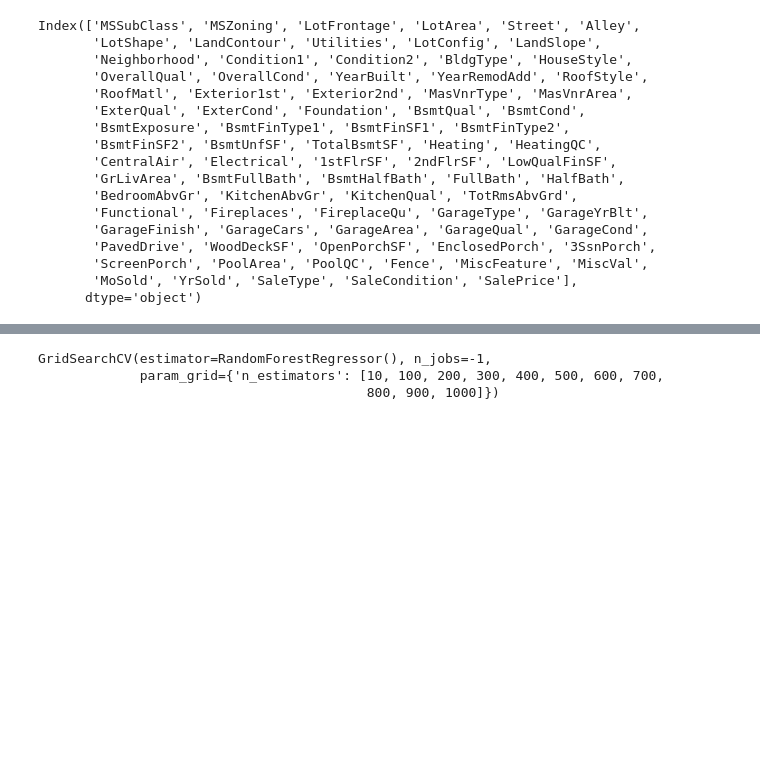
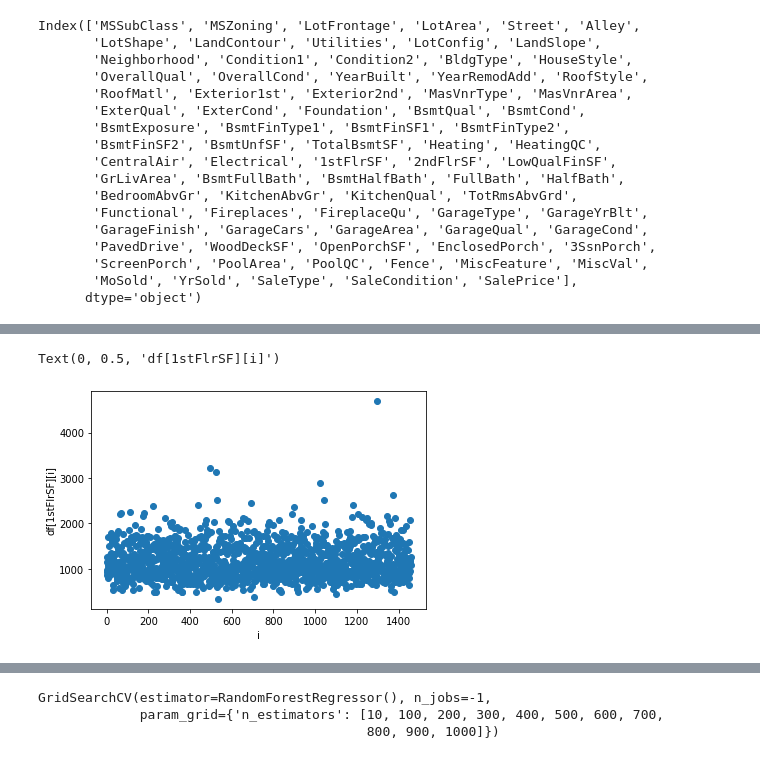
Before and after one commit to jedrexd/WTUM_11_2022, a Jupyter notebook: Projekt.ipynb, the cells around one changed output, grey strips where cells are left out. Saved outputs shown, nothing was run; the diff lists cells and outputs as text; code cells hidden in the pictures; blank space fills up the shorter version.

```diff
--- a/Projekt.ipynb
+++ b/Projekt.ipynb
@@ -71,0 +114,9 @@ Index(['MSSubClass', 'MSZoning', 'LotFrontage', 'LotArea', 'Street', 'Alley',
+# %%
+# '1stFlrSF', '2ndFlrSF', 'GrLivArea', 'GarageYrBlt'
+
+plt.scatter(range(0,len(df['1stFlrSF'])), df['1stFlrSF'])
+plt.xlabel('i')
+plt.ylabel('df[1stFlrSF][i]')
+# %% [output]
+Text(0, 0.5, 'df[1stFlrSF][i]')
+[figure, added]
```
Also changed, not shown: parts of 20 cells of this notebook.
